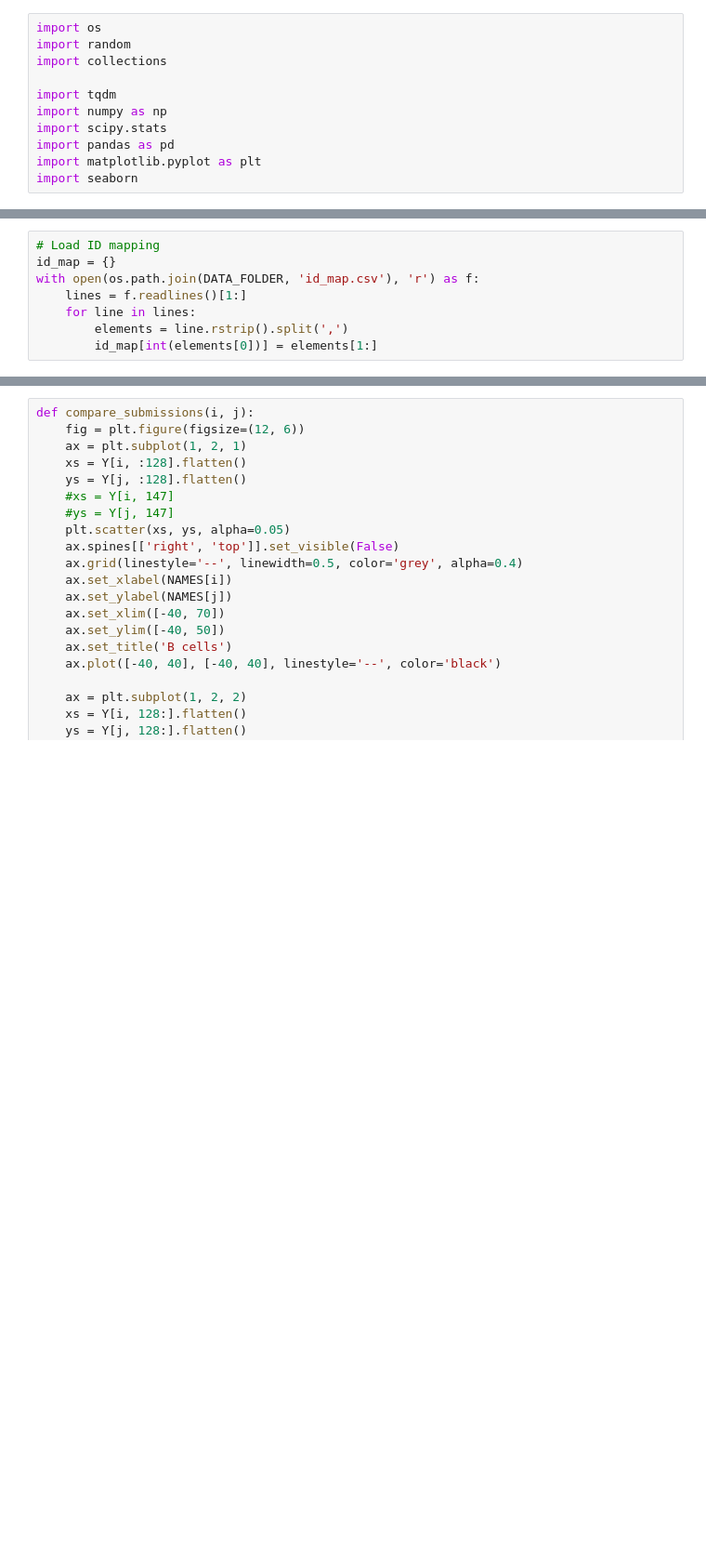
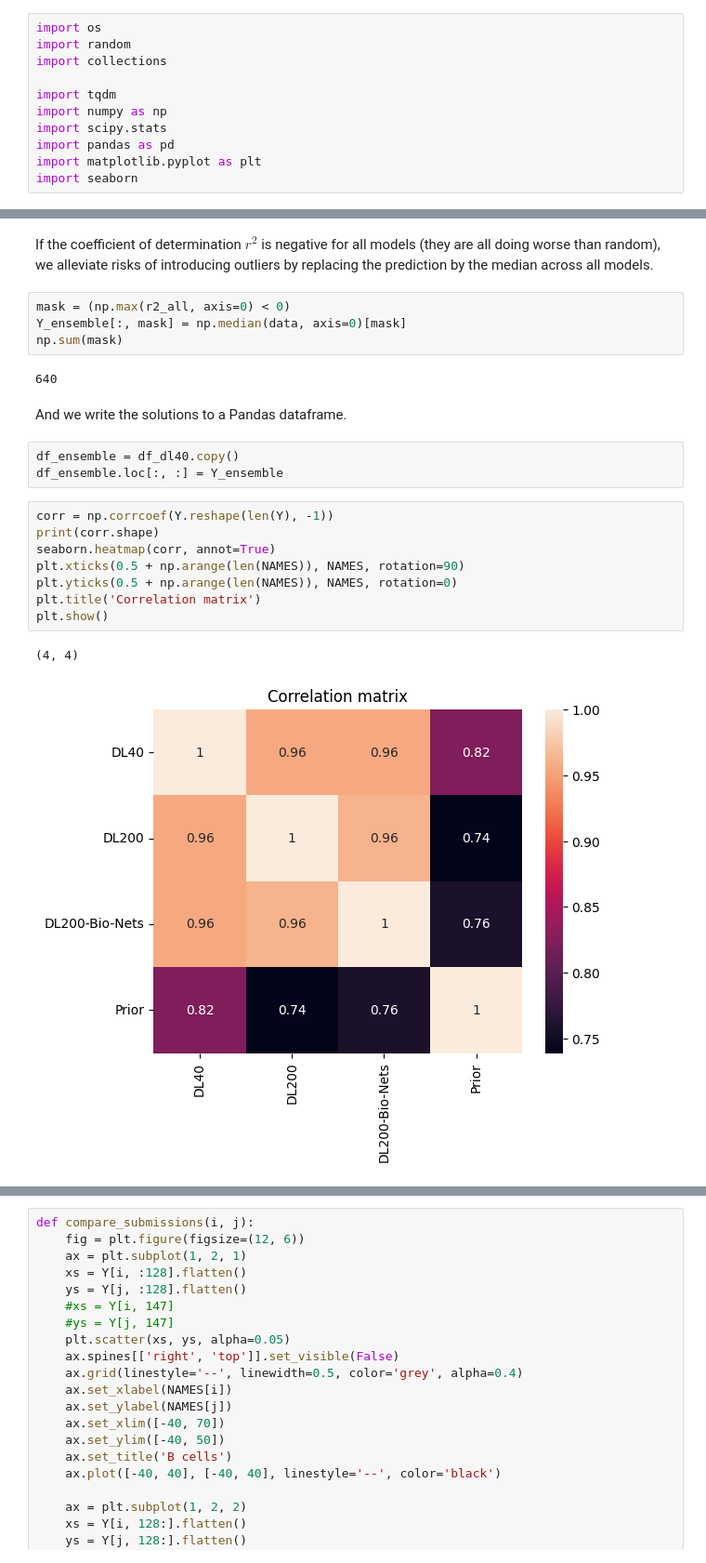
Before and after one commit to AntoinePassemiers/Open-Challenges-Single-Cell-Perturbations, a Jupyter notebook: op2-ensemble.ipynb, the cells around one changed output, grey strips where cells are left out. Shown: that part at 93% size. Drawn from its saved outputs; the diff is of its cells as text; blank space fills up the shorter version.

```diff
--- a/op2-ensemble.ipynb
+++ b/op2-ensemble.ipynb
@@ -81,8 +17,0 @@ cell_counts = np.asarray([cell_count_dict[key] for key in zip(cell_types, sm_nam
-# %%
-# Load ID mapping
-id_map = {}
-with open(os.path.join(DATA_FOLDER, 'id_map.csv'), 'r') as f:
-    lines = f.readlines()[1:]
-    for line in lines:
-        elements = line.rstrip().split(',')
-        id_map[int(elements[0])] = elements[1:]
@@ -210,0 +235,24 @@ np.mean(np.all(signs[0, np.newaxis, ...] == signs, axis=0))
+# %% [markdown]
+If the coefficient of determination $r^2$ is negative for all models (they are all doing worse than random), we alleviate risks of introducing outliers by replacing the prediction by the median across all models.
+# %%
+mask = (np.max(r2_all, axis=0) < 0)
+Y_ensemble[:, mask] = np.median(data, axis=0)[mask]
+np.sum(mask)
+# %% [output]
+640
+# %% [markdown]
+And we write the solutions to a Pandas dataframe.
+# %%
+df_ensemble = df_dl40.copy()
+df_ensemble.loc[:, :] = Y_ensemble
+# %%
+corr = np.corrcoef(Y.reshape(len(Y), -1))
+print(corr.shape)
+seaborn.heatmap(corr, annot=True)
+plt.xticks(0.5 + np.arange(len(NAMES)), NAMES, rotation=90)
+plt.yticks(0.5 + np.arange(len(NAMES)), NAMES, rotation=0)
+plt.title('Correlation matrix')
+plt.show()
+# %% [output]
+(4, 4)
+[figure, added]
```
Also changed, not shown: parts of 47 cells of this notebook, 11 other files.
